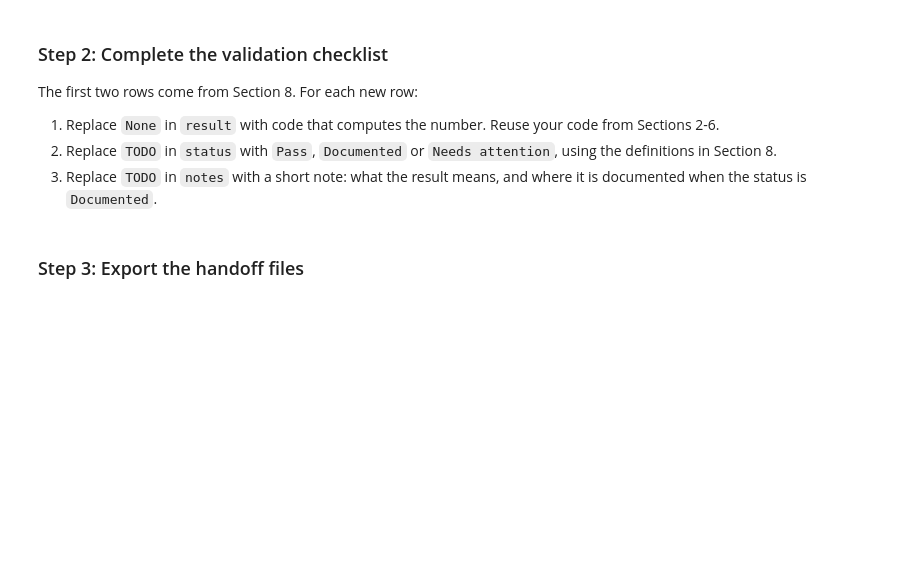
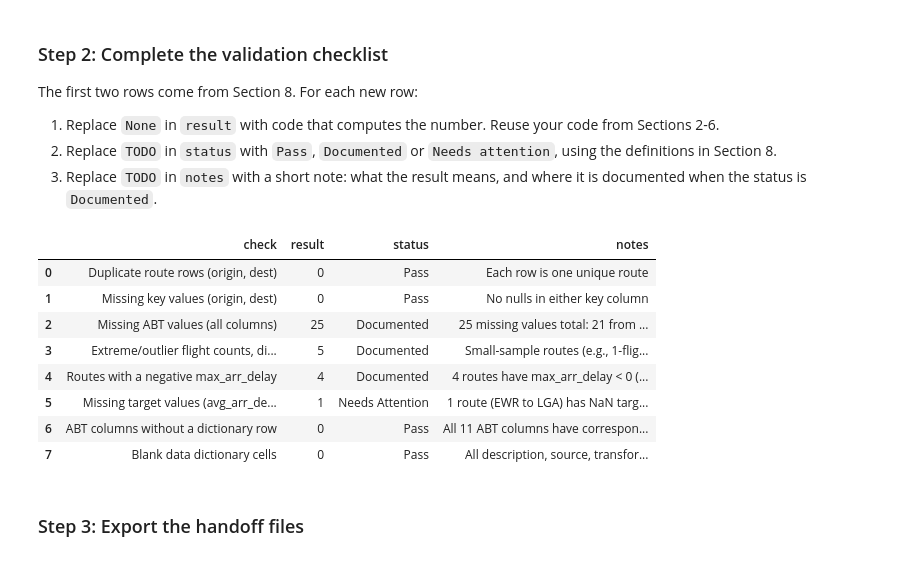
Before and after one commit to zhastedt/ban6003-week-11-zachhastedt, a Jupyter notebook: notebooks/module11_abt_documentation_guided_lab.ipynb, the cells around one changed output. Saved outputs shown, nothing was run; the diff lists cells and outputs as text; code cells hidden in the pictures; blank space fills up the shorter version.

```diff
--- a/notebooks/module11_abt_documentation_guided_lab.ipynb
+++ b/notebooks/module11_abt_documentation_guided_lab.ipynb
@@ -524,23 +706,68 @@ The first two rows come from Section 8. For each new row:
 2. Replace `TODO` in `status` with `Pass`, `Documented` or `Needs attention`, using the definitions in Section 8.
 3. Replace `TODO` in `notes` with a short note: what the result means, and where it is documented when the status is `Documented`.
 # %%
-# Offline Assignment, step 2 - complete the validation checklist.
-# Hints:
-# - Missing ABT cells: .isna().sum().sum() on route_abt.
-# - Nonpositive values: add up the three Boolean checks from Section 4.
-# - Negative max_arr_delay: the condition from Your Turn 3, then .sum().
-# - ABT columns without a dictionary row: compare route_abt.columns with data_dictionary["column_name"].
-# - Blank dictionary cells: select doc_fields, .fillna(""), strip whitespace, compare to "", then sum twice.
-validation_checklist = pd.DataFrame(checklist_rows + [
-    {"check": "Missing ABT cells (all columns)", "result": None, "status": "TODO", "notes": "TODO"},
-    {"check": "Nonpositive flight counts, distances and air times", "result": None, "status": "TODO", "notes": "TODO"},
-    {"check": "Routes with a negative max_arr_delay", "result": None, "status": "TODO", "notes": "TODO"},
-    {"check": "Missing target values (avg_arr_delay)", "result": None, "status": "TODO", "notes": "TODO"},
-    {"check": "ABT columns without a dictionary row", "result": None, "status": "TODO", "notes": "TODO"},
-    {"check": "Blank data dictionary cells", "result": None, "status": "TODO", "notes": "TODO"},
+validation_checklist = pd.DataFrame([
+    {
+        "check": "Duplicate route rows (origin, dest)",
+        "result": int(route_abt[["origin", "dest"]].duplicated().sum()),
+        "status": "Pass",
+        "notes": "Each row is one unique route"
+    },
+    {
+        "check": "Missing key values (origin, dest)",
+        "result": int(route_abt[["origin", "dest"]].isna().sum().sum()),
+        "status": "Pass",
+        "notes": "No nulls in either key column"
+    },
+    {
+        "check": "Missing ABT values (all columns)",
+        "result": int(route_abt.isna().sum().sum()),
+        "status": "Documented",
+        "notes": "25 missing values total: 21 from 7 unmatched airports (dest_airport_name, dest_lat, dest_lon) and 4 from 1 cancelled-only route (EWR to LGA)"
+    },
+    {
+        "check": "Extreme/outlier flight counts, distances, and air times",
+        "result": int((route_abt["flight_count"] == 1).sum()),
+        "status": "Documented",
+        "notes": "Small-sample routes (e.g., 1-flight routes) produce extreme summary averages and maximums; no impossible values found"
+    },
+    {
+        "check": "Routes with a negative max_arr_delay",
+        "result": int((route_abt["max_arr_delay"] < 0).sum()),
+        "status": "Documented",
+        "notes": "4 routes have max_arr_delay < 0 (min -22 min); valid early arrivals on routes with very low flight_count"
+    },
+    {
+        "check": "Missing target values (avg_arr_delay)",
+        "result": int(route_abt["avg_arr_delay"].isna().sum()),
+        "status": "Needs Attention",
+        "notes": "1 route (EWR to LGA) has NaN target because its single flight was cancelled; target also excludes 9,430 cancelled/diverted flights across all routes"
+    },
+    {
+        "check": "ABT columns without a dictionary row",
+        "result": int(len(set(route_abt.columns) - set(data_dictionary["column_name"]))),
+        "status": "Pass",
+        "notes": "All 11 ABT columns have corresponding rows in the data dictionary"
+    },
+    {
+        "check": "Blank data dictionary cells",
+        "result": int((data_dictionary[doc_fields].fillna("") == "").sum().sum()),
+        "status": "Pass",
+        "notes": "All description, source, transformation, and notes fields are populated"
+    },
 ])
 
 validation_checklist
+# %% [output]
+|  | check | result | status | notes |
+| 0 | Duplicate route rows (origin, dest) | 0 | Pass | Each row is one unique route |
+| 1 | Missing key values (origin, dest) | 0 | Pass | No nulls in either key column |
+| 2 | Missing ABT values (all columns) | 25 | Documented | 25 missing values total: 21 from ... |
+| 3 | Extreme/outlier flight counts, di... | 5 | Documented | Small-sample routes (e.g., 1-flig... |
+| 4 | Routes with a negative max_arr_delay | 4 | Documented | 4 routes have max_arr_delay < 0 (... |
+| 5 | Missing target values (avg_arr_de... | 1 | Needs Attention | 1 route (EWR to LGA) has NaN targ... |
+| 6 | ABT columns without a dictionary row | 0 | Pass | All 11 ABT columns have correspon... |
+| 7 | Blank data dictionary cells | 0 | Pass | All description, source, transfor... |
 # %% [markdown]
 ### Step 3: Export the handoff files
 # %%
```
Also changed, not shown: parts of 29 cells of this notebook, 3 other files.
